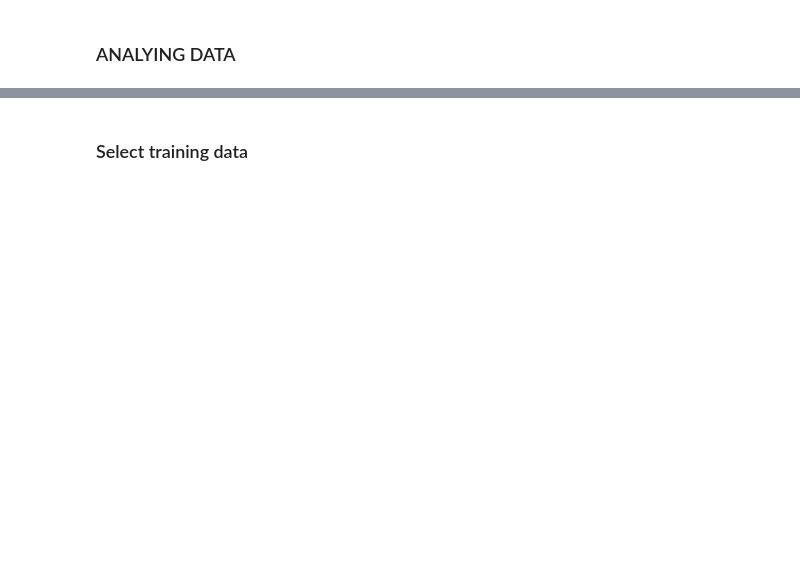
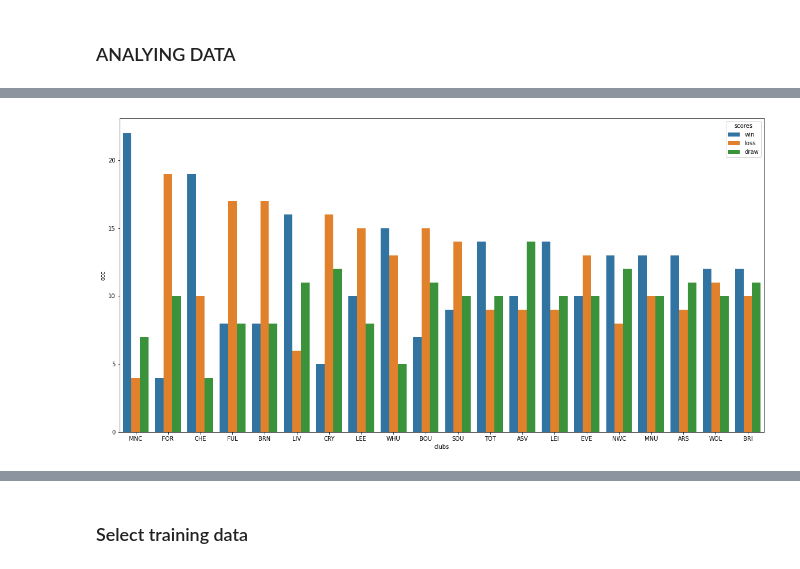
Before and after one commit to nicmodan/gambling-prediction-app, a Jupyter notebook: wranggling&predicting_data.ipynb, the cells around one changed output, grey strips where cells are left out. Saved outputs shown, nothing was run; the diff lists cells and outputs as text; code cells hidden in the pictures; blank space fills up the shorter version.

```diff
--- a/wranggling&predicting_data.ipynb
+++ b/wranggling&predicting_data.ipynb
@@ -292,8 +294,10 @@ query_df_club = pd.DataFrame({
 # %%
 # query_df_club
 # %%
-# plt.figure(figsize=[20, 10])
-# sb.barplot(data=query_df_club, x="clubs", y="occ", hue="scores")
+plt.figure(figsize=[20, 10])
+sb.barplot(data=query_df_club, x="clubs", y="occ", hue="scores");
+# %% [output]
+[figure, added]
 # %%
 query_df_club_wins = query_df_club.query("scores == 'win'")
 query_df_club_loss = query_df_club.query("scores == 'loss'")
```
Also changed, not shown: parts of 73 cells of this notebook.
